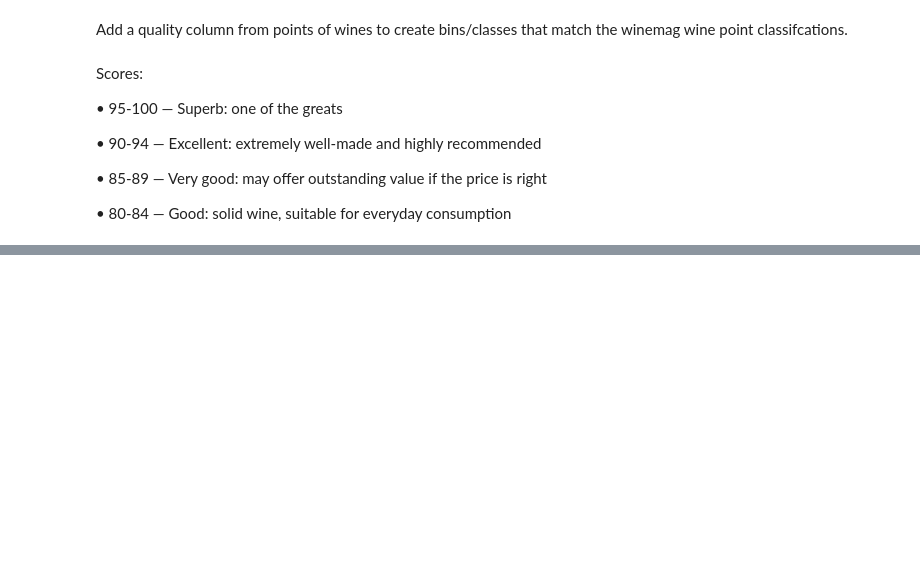
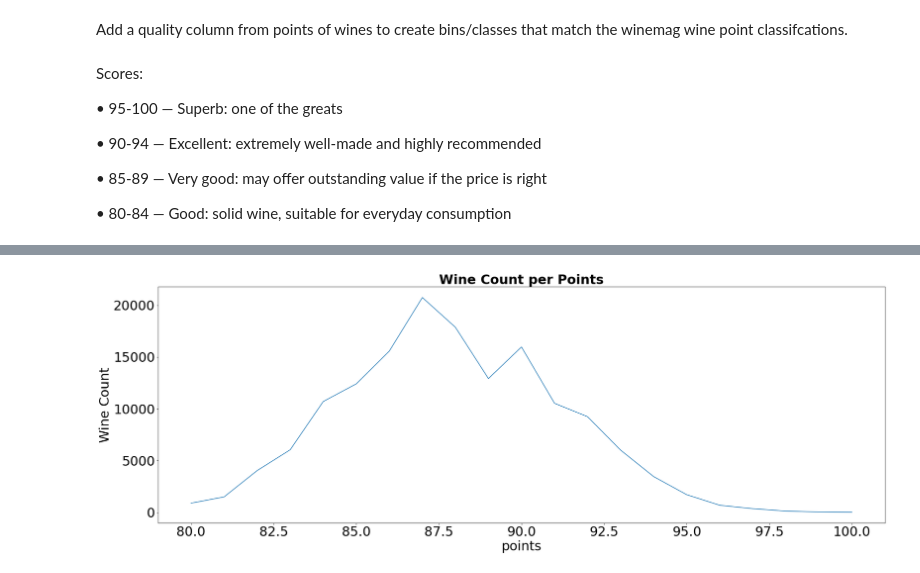
Before and after one commit to ladyj-dev/Alcohol_ETL_Project, a Jupyter notebook: wordcloud.ipynb, the cells around one changed output, grey strips where cells are left out. Saved outputs shown, nothing was run; the diff lists cells and outputs as text; code cells hidden in the pictures; blank space fills up the shorter version.

```diff
--- a/wordcloud.ipynb
+++ b/wordcloud.ipynb
@@ -125,0 +142,28 @@ def getQuality(points):
+# %%
+def getPriceRange(price):
+  if (price <= 25):
+    return '$1-$25'
+  if (price <= 50):
+    return '$26-$50'
+  if (price <= 75):
+    return '$51-$75'
+  if (price <= 100):
+    return '$76-$100'
+  if (price <= 200):
+    return '$101-$200'
+  if (price <= 300):
+    return '$201-$300'
+  if (price <= 400):
+    return '$301-$400'
+  if (price <= 500):
+    return '$401-$500'
+  if (price <= 1000):
+    return '$501-$1000'
+  if (price <= 1500):
+    return '$1001-$1500'
+  elif (math.isnan(price)):
+    return '$0'
+  else:
+    return 'Above $1500'
+# %%
+word_cloud_df['priceRange'] = word_cloud_df['price'].apply(getPriceRange)
@@ -125,0 +179,4 @@ def getQuality(points):
+# %%
+# clean_data = dataword_cloud_df
+description_points_df = word_cloud_df[['description','points']]
+description_points_df.head()
@@ -125,0 +190,14 @@ def getQuality(points):
+# %%
+
+# plot the wine count per points
+fig, ax = plt.subplots(figsize=(30,10))
+plt.xticks(fontsize=30)
+plt.xticks(rotation=45)
+plt.yticks(fontsize=30)
+ax.set_title('Wine Count per Points', fontweight="bold", size=30)
+ax.set_ylabel('Wine Count', fontsize = 30)
+ax.set_xlabel('Points', fontsize = 30)
+description_points_df.groupby(['points']).count()['description'].plot(ax=ax)#kind=bar for a bar chart
+plt.show()
+# %% [output]
+[figure, added]
```
Also changed, not shown: parts of 22 cells of this notebook.
